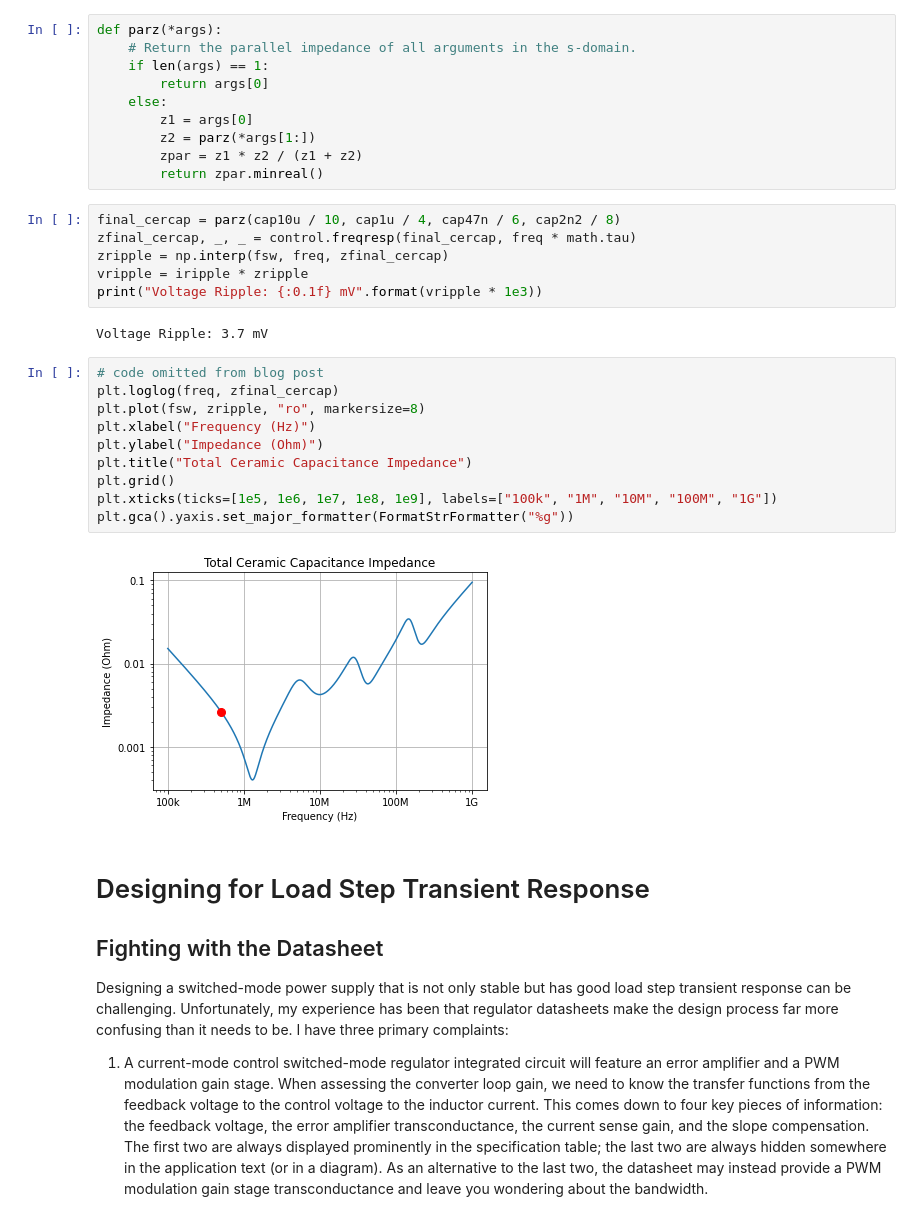
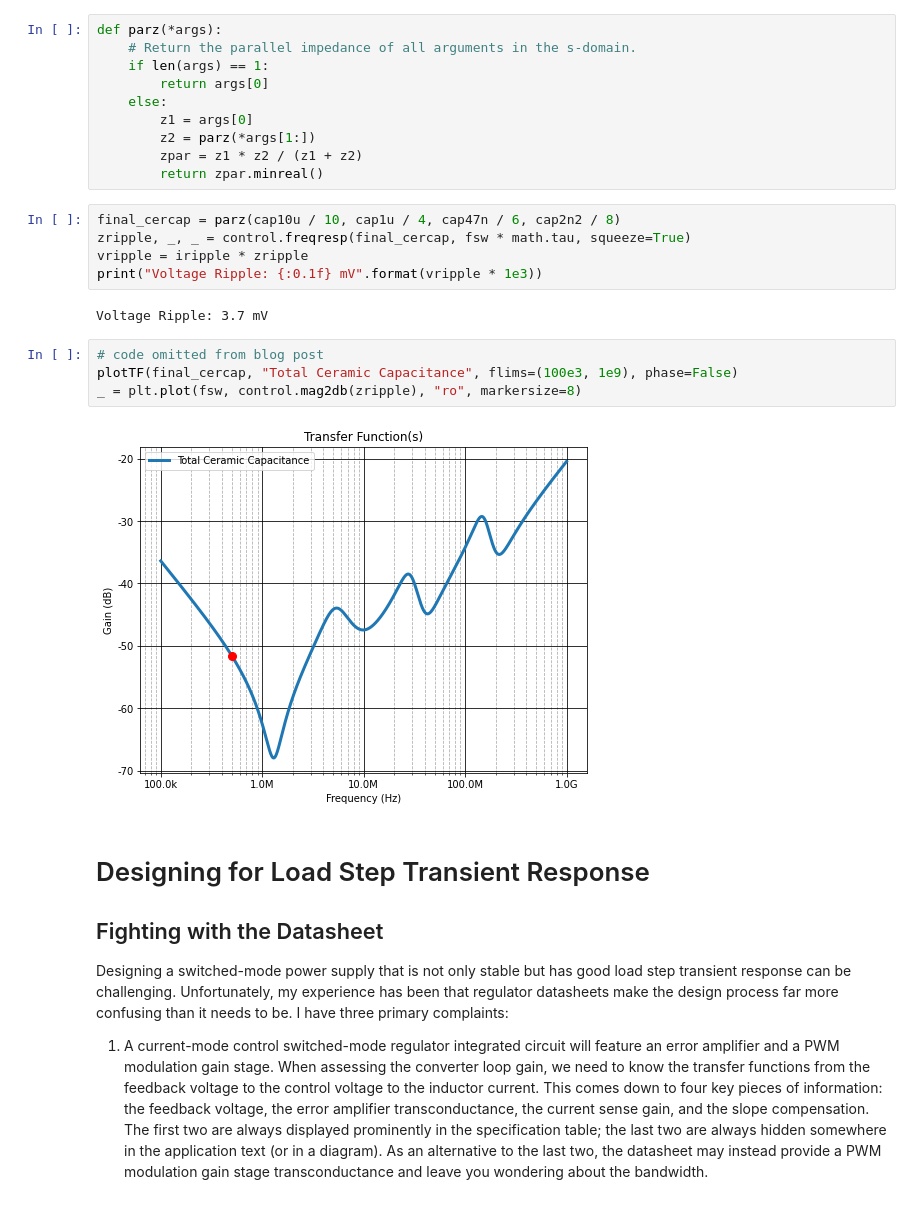
Before and after one commit to amosborne/buck-converter-stability, a Jupyter notebook: analysis.ipynb, the cells around one changed output. Cells and saved outputs as stored; diff of their text form.

```diff
--- a/analysis.ipynb
+++ b/analysis.ipynb
@@ -119,26 +105,19 @@ def parz(*args):
         z2 = parz(*args[1:])
         zpar = z1 * z2 / (z1 + z2)
         return zpar.minreal()
-# %%
-final_cercap = parz(cap10u / 10, cap1u / 4, cap47n / 6, cap2n2 / 8)
-zfinal_cercap, _, _ = control.freqresp(final_cercap, freq * math.tau)
-zripple = np.interp(fsw, freq, zfinal_cercap)
-vripple = iripple * zripple
-print("Voltage Ripple: {:0.1f} mV".format(vripple * 1e3))
-# %% [output]
-Voltage Ripple: 3.7 mV
-# %%
-# code omitted from blog post
-plt.loglog(freq, zfinal_cercap)
-plt.plot(fsw, zripple, "ro", markersize=8)
-plt.xlabel("Frequency (Hz)")
-plt.ylabel("Impedance (Ohm)")
-plt.title("Total Ceramic Capacitance Impedance")
-plt.grid()
-plt.xticks(ticks=[1e5, 1e6, 1e7, 1e8, 1e9], labels=["100k", "1M", "10M", "100M", "1G"])
-plt.gca().yaxis.set_major_formatter(FormatStrFormatter("%g"))
-# %% [output]
-[figure, removed]
+# %%
+final_cercap = parz(cap10u / 10, cap1u / 4, cap47n / 6, cap2n2 / 8)
+zripple, _, _ = control.freqresp(final_cercap, fsw * math.tau, squeeze=True)
+vripple = iripple * zripple
+print("Voltage Ripple: {:0.1f} mV".format(vripple * 1e3))
+# %% [output]
+Voltage Ripple: 3.7 mV
+# %%
+# code omitted from blog post
+plotTF(final_cercap, "Total Ceramic Capacitance", flims=(100e3, 1e9), phase=False)
+_ = plt.plot(fsw, control.mag2db(zripple), "ro", markersize=8)
+# %% [output]
+[figure, added]
 # %% [markdown]
 # Designing for Load Step Transient Response
 
```
Also changed, not shown: parts of 12 cells of this notebook, 3 other files.
